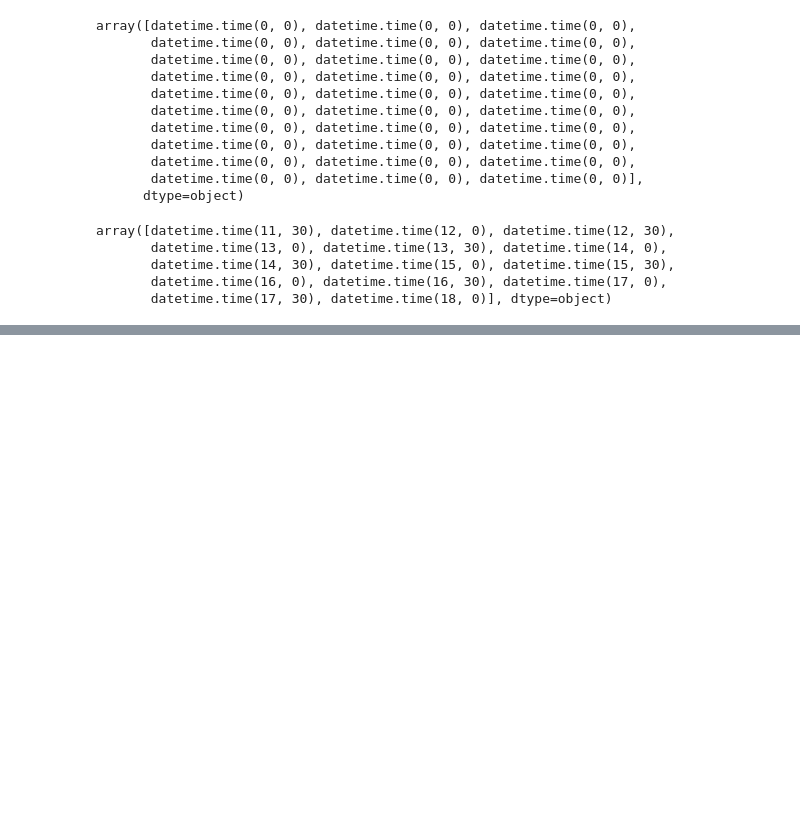
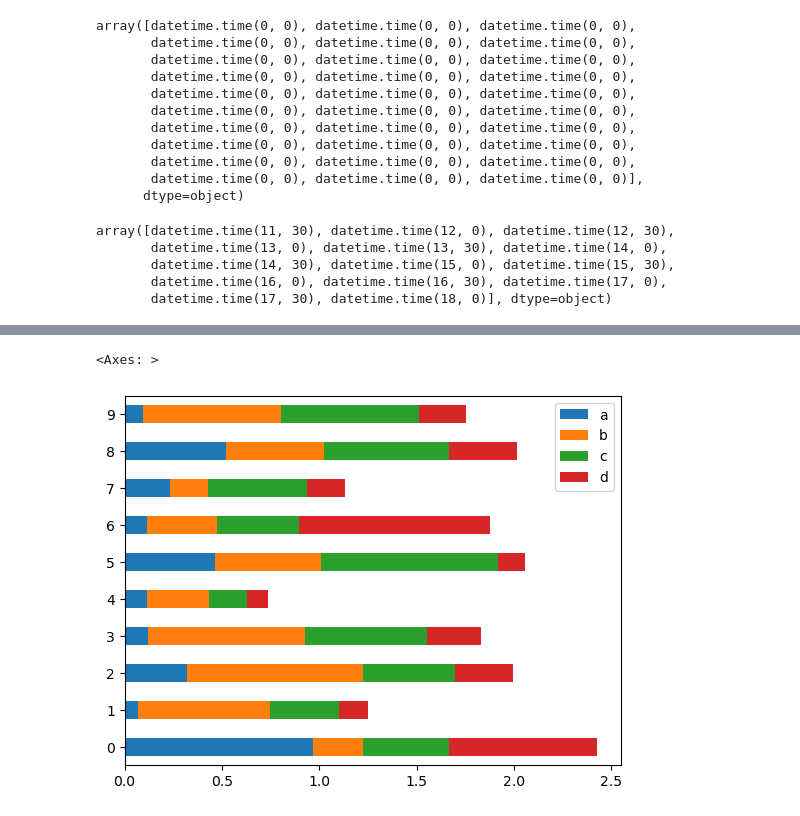
Before and after one commit to SyedSamiUllah1/Python_Practice, a Jupyter notebook: Book.ipynb, the cells around one changed output, grey strips where cells are left out. Saved outputs shown, nothing was run; the diff lists cells and outputs as text; code cells hidden in the pictures; blank space fills up the shorter version.

```diff
--- a/Book.ipynb
+++ b/Book.ipynb
@@ -1673,0 +1787,5 @@ array([datetime.time(11, 30), datetime.time(12, 0), datetime.time(12, 30),
+# %%
+df.plot.barh(stacked=True)
+# %% [output]
+<Axes: >
+[figure, added]
```
Also changed, not shown: parts of 46 cells of this notebook.
